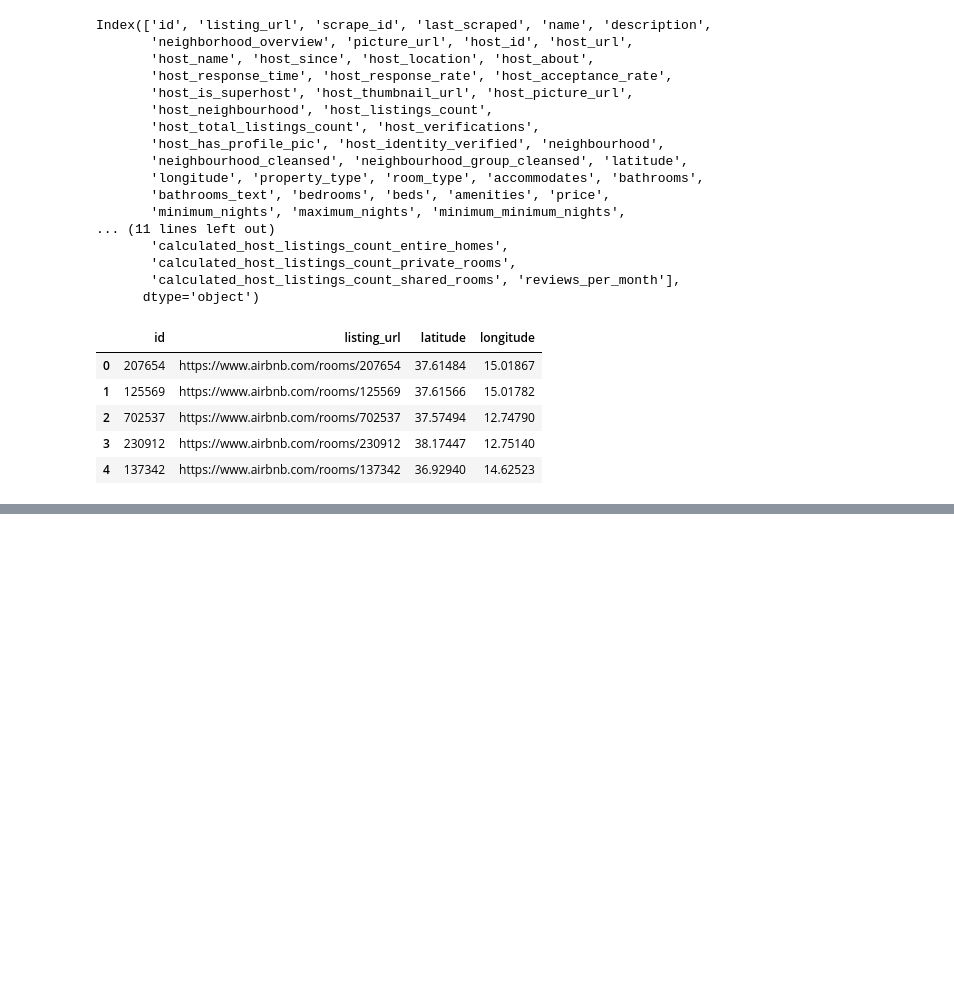
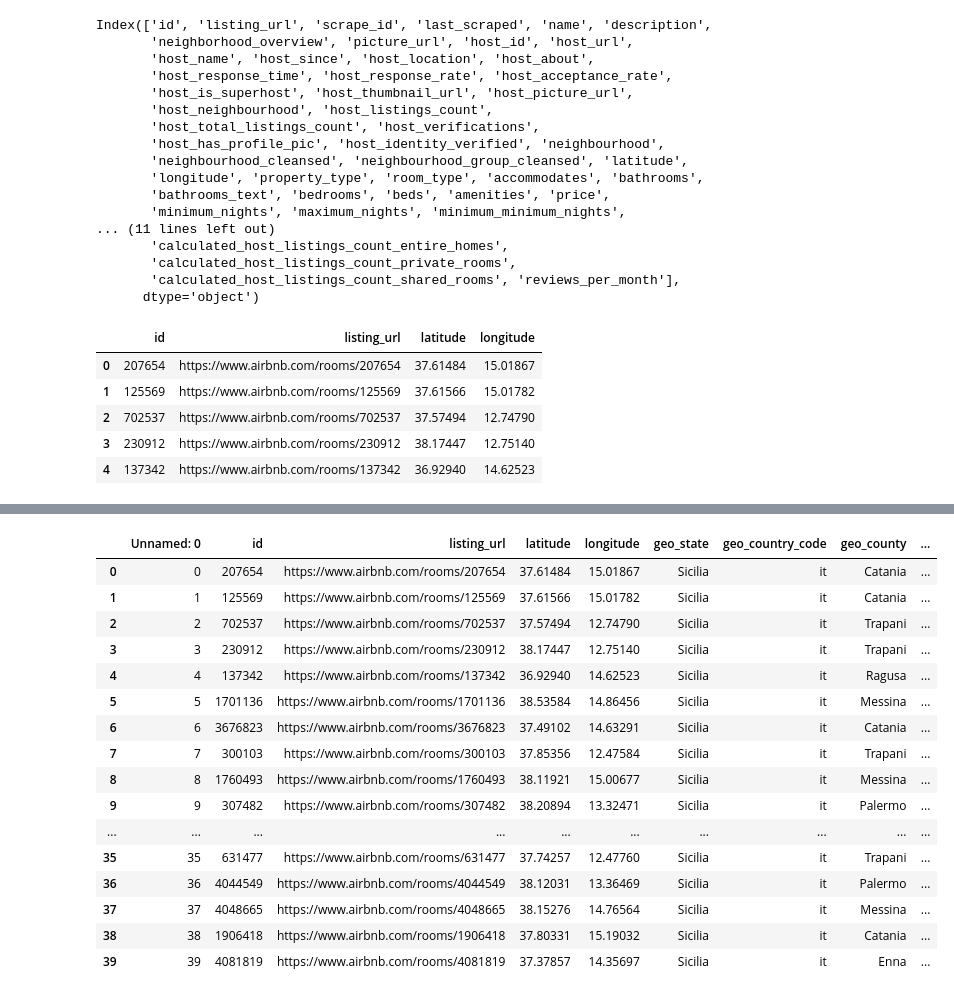
Before and after one commit to reallylongaddress/abnb_preprocessor, a Jupyter notebook: notebooks/abnb_lookup_municipality.ipynb, the cells around one changed output, grey strips where cells are left out. Drawn from its saved outputs; the diff is of its cells as text; code cells hidden in the pictures; blank space fills up the shorter version.

```diff
--- a/notebooks/abnb_lookup_municipality.ipynb
+++ b/notebooks/abnb_lookup_municipality.ipynb
@@ -152,0 +143,5 @@ ld_df2
+# %%
+abnb_df = ld_df2.copy()
+re_df = real_estate_df.copy()
+
+abnb_df.shape
@@ -152,0 +152,6 @@ ld_df2
+# %%
+abnb_df_path = data_path + 'derived/abnb_geo_df_500.csv'
+abnb_df = pd.read_csv(abnb_df_path)
+abnb_df.drop(columns=['geo_municipality'], inplace=True)
+abnb_df.fillna('', inplace=True)
+abnb_df
@@ -152,0 +172,30 @@ ld_df2
+# %%
+abnb_df['geo_common_name'] = np.nan
+
+for index, row in abnb_df.iterrows():
+  print(f'{index}::{row["geo_town"]}::{row["geo_village"]}::{row["geo_city"]}::{row["geo_suburb"]}::{row["geo_hamlet"]}')
+
+  location_name = ''
+  if row["geo_city"] != '':
+    location_name = row["geo_city"]
+  elif row["geo_town"] != '':
+    location_name = row["geo_town"]
+  elif row["geo_village"] != '':
+    location_name = row["geo_village"]
+  elif row["geo_hamlet"] != '':
+    location_name = row["geo_hamlet"]
+  elif row["geo_suburb"] != '':
+    location_name = row["geo_suburb"]
+
+  #keep this for later
+  abnb_df['geo_common_name'][index] = location_name
+
+  if (len(location_name) > 0):
+    city_df = re_df[re_df['city'] == location_name]
+  else:
+    print(f'location_name: >>{location_name}<<')
+    print(f'----------No RE match for: {row}')
+
+  # if index > 500:
+  #   print(f'index: {index}')
+  #   break
@@ -152,0 +244,20 @@ ld_df2
+# %%
+abnb_df.head(40)
+# %% [output]
+|  | Unnamed: 0 | id | listing_url | latitude | longitude | geo_state | geo_country_code | geo_county | ... |
+| 0 | 0 | 207654 | https://www.airbnb.com/rooms/207654 | 37.61484 | 15.01867 | Sicilia | it | Catania | ... |
+| 1 | 1 | 125569 | https://www.airbnb.com/rooms/125569 | 37.61566 | 15.01782 | Sicilia | it | Catania | ... |
+| 2 | 2 | 702537 | https://www.airbnb.com/rooms/702537 | 37.57494 | 12.74790 | Sicilia | it | Trapani | ... |
+| 3 | 3 | 230912 | https://www.airbnb.com/rooms/230912 | 38.17447 | 12.75140 | Sicilia | it | Trapani | ... |
+| 4 | 4 | 137342 | https://www.airbnb.com/rooms/137342 | 36.92940 | 14.62523 | Sicilia | it | Ragusa | ... |
+| 5 | 5 | 1701136 | https://www.airbnb.com/rooms/1701136 | 38.53584 | 14.86456 | Sicilia | it | Messina | ... |
+| 6 | 6 | 3676823 | https://www.airbnb.com/rooms/3676823 | 37.49102 | 14.63291 | Sicilia | it | Catania | ... |
+| 7 | 7 | 300103 | https://www.airbnb.com/rooms/300103 | 37.85356 | 12.47584 | Sicilia | it | Trapani | ... |
+| 8 | 8 | 1760493 | https://www.airbnb.com/rooms/1760493 | 38.11921 | 15.00677 | Sicilia | it | Messina | ... |
+| 9 | 9 | 307482 | https://www.airbnb.com/rooms/307482 | 38.20894 | 13.32471 | Sicilia | it | Palermo | ... |
+| ... | ... | ... | ... | ... | ... | ... | ... | ... | ... |
+| 35 | 35 | 631477 | https://www.airbnb.com/rooms/631477 | 37.74257 | 12.47760 | Sicilia | it | Trapani | ... |
+| 36 | 36 | 4044549 | https://www.airbnb.com/rooms/4044549 | 38.12031 | 13.36469 | Sicilia | it | Palermo | ... |
+| 37 | 37 | 4048665 | https://www.airbnb.com/rooms/4048665 | 38.15276 | 14.76564 | Sicilia | it | Messina | ... |
+| 38 | 38 | 1906418 | https://www.airbnb.com/rooms/1906418 | 37.80331 | 15.19032 | Sicilia | it | Catania | ... |
+| 39 | 39 | 4081819 | https://www.airbnb.com/rooms/4081819 | 37.37857 | 14.35697 | Sicilia | it | Enna | ... |
```
Also changed, not shown: parts of 24 cells of this notebook.
